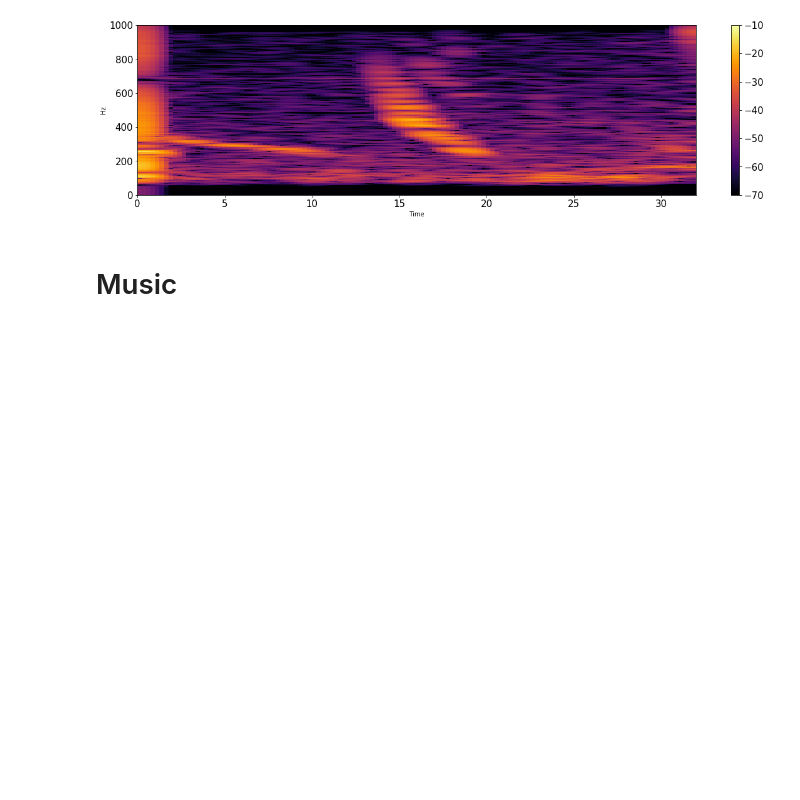
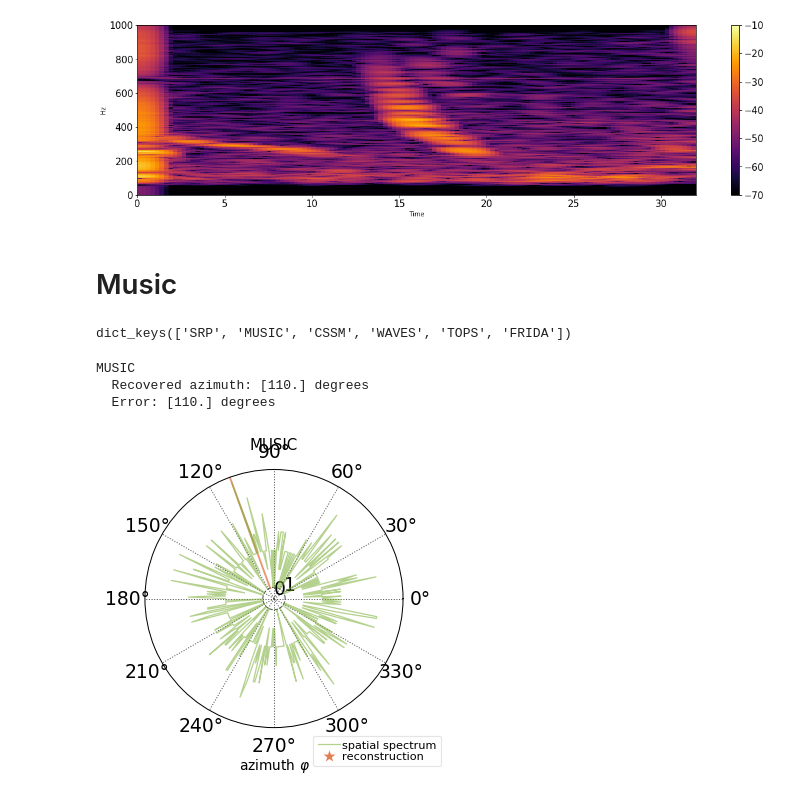
Before and after one commit to mosheman5/deep_voice, a Jupyter notebook: DOA_evaluation/pyroomdoa.ipynb, the cells around one changed output. Drawn from its saved outputs; the diff is of its cells as text; code cells hidden in the pictures; blank space fills up the shorter version.

Commit message:
add initial music estimation

```diff
--- a/DOA_evaluation/pyroomdoa.ipynb
+++ b/DOA_evaluation/pyroomdoa.ipynb
@@ -204,3 +204,38 @@ plt.clim((-70,-10))
 [figure]
 # %% [markdown]
 # Music
+# %%
+algo_name = 'MUSIC'
+pra.doa.algorithms.keys()
+# %% [output]
+dict_keys(['SRP', 'MUSIC', 'CSSM', 'WAVES', 'TOPS', 'FRIDA'])
+# %%
+azimuth = 0.
+# %%
+################################
+# Compute the STFT frames needed
+nfft = 1024//2
+X = np.array([
+    pra.stft(signal, nfft, nfft // 2, transform=np.fft.rfft).T
+    for signal in rec_signal ])
+# %%
+
+r_rec=np.c_[
+    [5005, 5000, 9995],  # mic 1
+    [5005, 5000, 9990],  # mic 2
+    ]
+doa = pra.doa.algorithms[algo_name](r_rec, fs, nfft=nfft, c=1500, mode='near')
+doa.locate_sources(X, freq_range=[100., 1000.])
+
+doa.polar_plt_dirac()
+plt.title(algo_name)
+
+# doa.azimuth_recon contains the reconstructed location of the source
+print(algo_name)
+print('  Recovered azimuth:', doa.azimuth_recon / np.pi * 180., 'degrees')
+print('  Error:', circ_dist(azimuth, doa.azimuth_recon) / np.pi * 180., 'degrees')
+# %% [output]
+MUSIC
+  Recovered azimuth: [110.] degrees
+  Error: [110.] degrees
+[figure, added]
```
